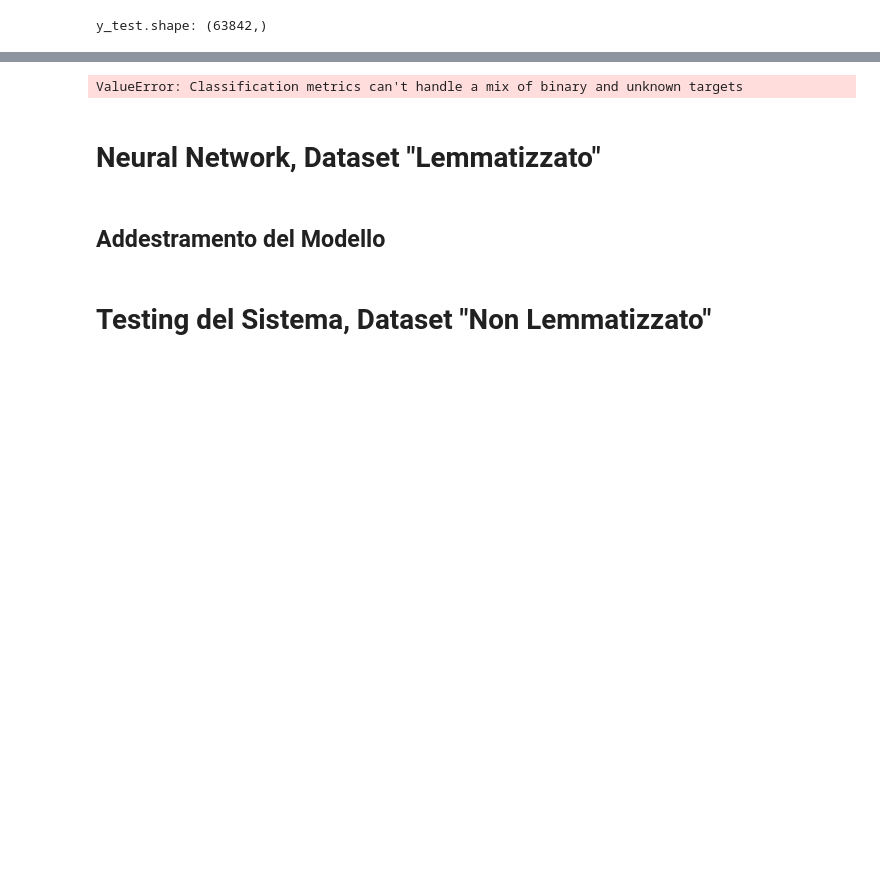
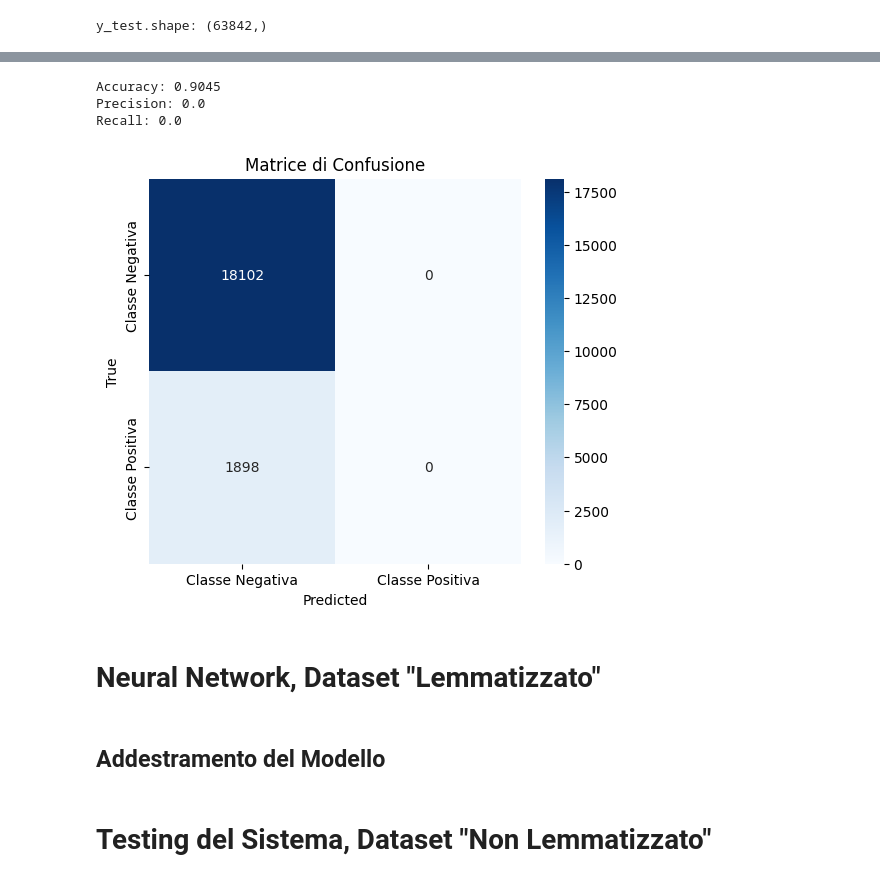
Before and after one commit to AlessandroPesare/DLProject, a Jupyter notebook: models/base/neural_network_classifier.ipynb, the cells around one changed output, grey strips where cells are left out. Cells and saved outputs as stored; diff of their text form; code cells hidden in the pictures; blank space fills up the shorter version.

```diff
--- a/models/base/neural_network_classifier.ipynb
+++ b/models/base/neural_network_classifier.ipynb
@@ -123,3 +151,3 @@ _________________________________________________________________
 # %%
-model.fit(X_train, y_train, epochs=10, batch_size=32)
+model.fit(X_train, y_train,epochs=5, batch_size=34)
 # %% [output]
@@ -174,6 +244,5 @@ print(X_test.shape)
 # %%
 y_test = test_set['toxic']
 print("y_test.shape: " + str(y_test.shape))
-y_test_sampled = y_test[:20000]
 # %% [output]
 y_test.shape: (63842,)
@@ -190,4 +255,4 @@ X_test_sampled = X_test_reshaped[:20000]
 # %%
  # Ora puoi fare le predizioni
-y_pred = model.predict(X_test_sampled) # Le predizioni saranno di dimensioni (63842, 1)
+y_pred = model.predict(X_test) # Le predizioni saranno di dimensioni (63842, 1)
 # %% [output]
@@ -195,2 +259,0 @@ NameError: name 'model' is not defined
-# %%
-y_pred = np.reshape(y_pred, (y_test_sampled.shape[0]))
@@ -204,24 +295,28 @@ y_test_sampled.shape
 y_pred_binary = np.where(y_pred > 0.5, 1, 0)
 
 #Metriche: Accuracy,Precision,Recall
-print("Accuracy: " + str(accuracy_score(y_test_sampled, y_pred_binary)))
-print("Precision: " + str(precision_score(y_test_sampled, y_pred_binary)))
-print("Recall: " + str(recall_score(y_test_sampled, y_pred_binary)))
+print("Accuracy: " + str(accuracy_score(y_test_sampled2, y_pred_binary)))
+print("Precision: " + str(precision_score(y_test_sampled2, y_pred_binary)))
+print("Recall: " + str(recall_score(y_test_sampled2, y_pred_binary)))
 # %% [output]
-ValueError: Classification metrics can't handle a mix of binary and unknown targets
+Accuracy: 0.9045
+Precision: 0.0
+Recall: 0.0
 # %%
-conf_matrix = confusion_matrix(y_test, y_pred_binary)
+conf_matrix = confusion_matrix(y_test_sampled, y_pred_binary)
 
 # Definisci le etichette delle classi
 classes = ['Classe Negativa', 'Classe Positiva']
 
 # Plotta la matrice di confusione
 plt.figure(figsize=(6, 5))
 sns.heatmap(conf_matrix, annot=True, fmt="d", cmap="Blues", xticklabels=classes, yticklabels=classes)
 plt.xlabel('Predicted')
 plt.ylabel('True')
 plt.title('Matrice di Confusione')
 plt.show()
+# %% [output]
+[figure, added]
 # %% [markdown]
 # Neural Network, Dataset "Lemmatizzato"
 # %%
```
Also changed, not shown: parts of 27 cells of this notebook.
